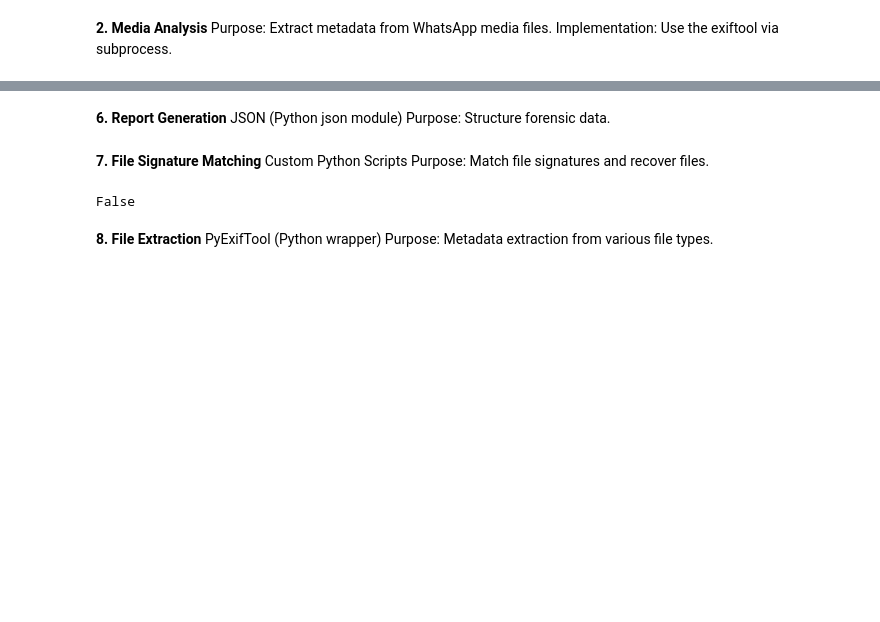
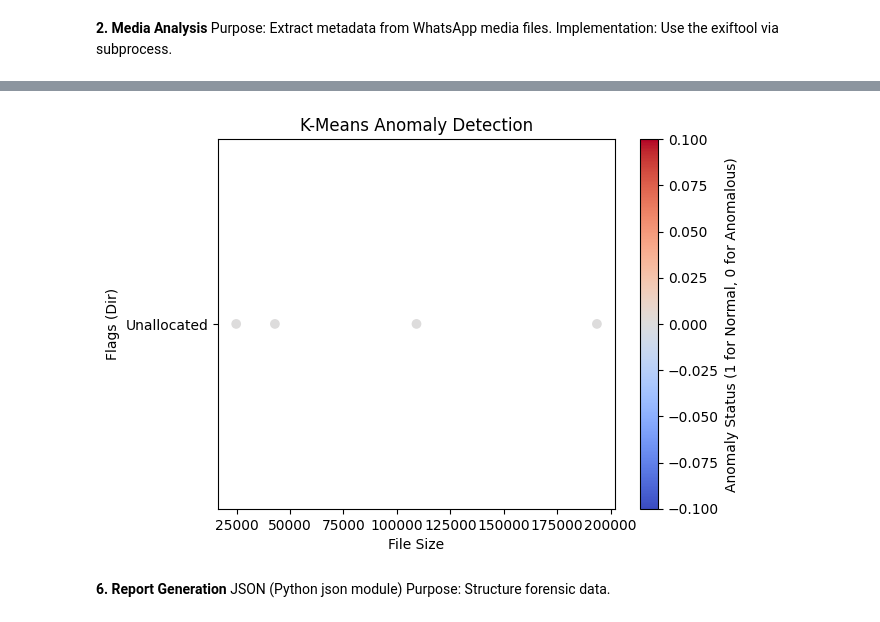
Before and after one commit to shraddhapandey100/Forensic_Metadata_Analysis, a Jupyter notebook: MetadataAnalysis.ipynb, the cells around one changed output, grey strips where cells are left out. Drawn from its saved outputs; the diff is of its cells as text; code cells hidden in the pictures; blank space fills up the shorter version.

```diff
--- a/MetadataAnalysis.ipynb
+++ b/MetadataAnalysis.ipynb
@@ -91,0 +199,32 @@ plt.show()
+# %%
+import pandas as pd
+from sklearn.cluster import KMeans
+import matplotlib.pyplot as plt
+
+# Load the dataset
+file_path = '/content/metadata.csv'  # Replace with your actual file path
+data = pd.read_csv(file_path)
+
+# Preprocess the data
+data_cleaned = data[['Size', 'Flags(Dir)', 'Flags(Meta)', 'Known']].copy()
+data_cleaned['Flags(Dir)'] = data_cleaned['Flags(Dir)'].map({'Unallocated': 0, 'Allocated': 1})
+data_cleaned['Flags(Meta)'] = data_cleaned['Flags(Meta)'].map({'Unallocated': 0, 'Allocated': 1})
+data_cleaned['Known'] = data_cleaned['Known'].map({'unknown': 0, 'known': 1})
+
+# K-Means Anomaly Detection (for example, 3 clusters)
+kmeans = KMeans(n_clusters=3)
+kmeans.fit(data_cleaned[['Size', 'Flags(Dir)', 'Flags(Meta)', 'Known']])
+
+# Predict clusters and calculate distances from centroids
+data['KMeans_Cluster'] = kmeans.predict(data_cleaned[['Size', 'Flags(Dir)', 'Flags(Meta)', 'Known']])
+distances = kmeans.transform(data_cleaned[['Size', 'Flags(Dir)', 'Flags(Meta)', 'Known']])
+
+# Calculate minimum distance to the centroid for each point
+data['KMeans_Distances'] = distances.min(axis=1)
+
+# Define anomalies as points far from centroids (for example, greater than the 95th percentile of distances)
+threshold = data['KMeans_Distances'].quantile(0.95)
+data['KMeans_Anomaly'] = data['KMeans_Distances'] > threshold
+
+# Display results
+print(data[['Name', 'Size', 'Flags(Dir)', 'Flags(Meta)', 'Known', 'KMeans_Cluster', 'KMeans_Anomaly']])
@@ -92,3 +243,14 @@ plt.show()
+# %%
+
+#Visualizing K-Means anomalies
+plt.scatter(data['Size'], data['Flags(Dir)'], c=data['KMeans_Anomaly'], cmap='coolwarm')
+plt.xlabel('File Size')
+plt.ylabel('Flags (Dir)')
+plt.title('K-Means Anomaly Detection')
+plt.colorbar(label='Anomaly Status (1 for Normal, 0 for Anomalous)')
+plt.show()
+# %% [output]
+[figure, added]
 # %% [markdown]
 **6. Report Generation**
 JSON (Python json module)
@@ -111,19 +257,0 @@ with open("forensic_report.json", "w") as file:
-# %% [markdown]
-**7. File Signature Matching**
-Custom Python Scripts
-Purpose: Match file signatures and recover files.
-# %%
-def match_file_signature(file_path, signature):
-    with open(file_path, "rb") as file:
-        content = file.read(len(signature))
-        return content == signature
-
-# Example usage
-signature = b'\xff\xd8\xff\xe0'  # JPEG signature
-print(match_file_signature("/content/example.png", signature))
-# %% [output]
-False
-# %% [markdown]
-**8. File Extraction**
-PyExifTool (Python wrapper)
-Purpose: Metadata extraction from various file types.
```
Also changed, not shown: parts of 14 cells of this notebook.
